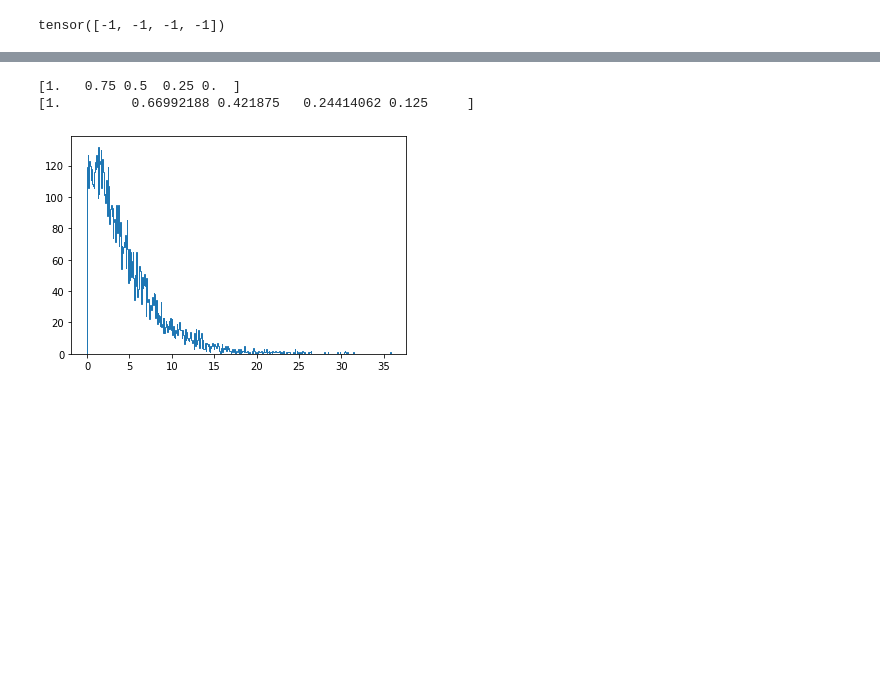
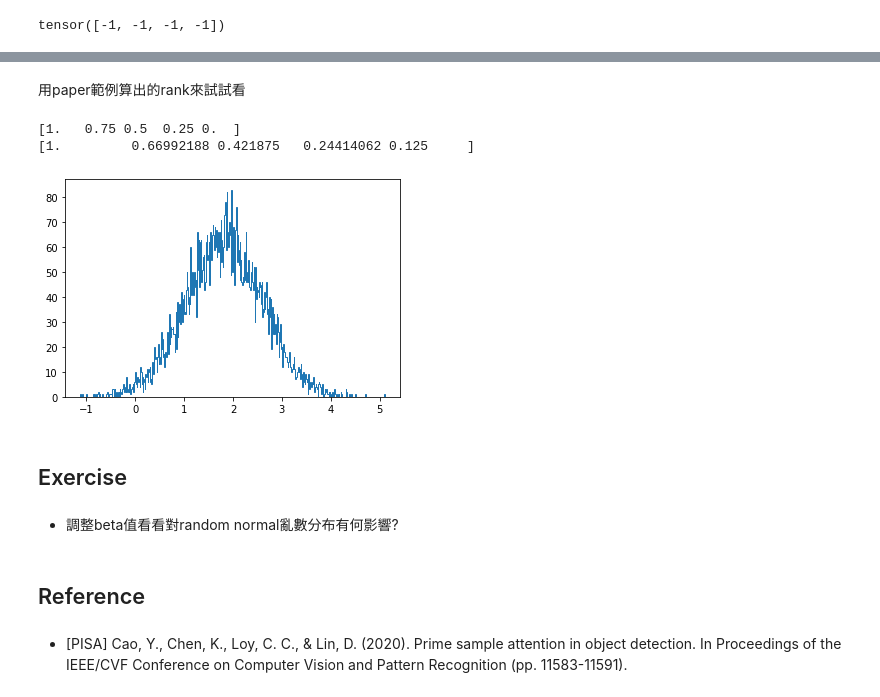
Before and after one commit to ShuYuHuang/pisa-simple-example, a Jupyter notebook: s_ROI_Head_toy_example.ipynb, the cells around one changed output, grey strips where cells are left out. Saved outputs shown, nothing was run; the diff lists cells and outputs as text; code cells hidden in the pictures; blank space fills up the shorter version.

```diff
--- a/s_ROI_Head_toy_example.ipynb
+++ b/s_ROI_Head_toy_example.ipynb
@@ -214,5 +334,7 @@ import matplotlib.pyplot as plt
 # %%
-def rank_score(rank,n_max=5):
+# 正歸化
+def normalize(rank,n_max=5):
     return (n_max-rank)/n_max
-def sharpen(p,bet=0.,gam=1.):
-    return ((1.-bet)*p+bet)**gam
+# 調整最低分數與銳利化
+def sharpen(p,beta=0.,gamma=1.):
+    return ((1.-beta)*p+beta)**gamma
@@ -221,2 +341,4 @@ def sharpen(p,bet=0.,gam=1.):
+# %% [markdown]
+用paper範例算出的rank來試試看
 # %%
 hl_rank=np.array([0,1,2,3,4])
@@ -227,7 +349,15 @@ hlr_attention=sharpen(hlr_score,bet=0.5,gam=3);print(hlr_attention)
 [1.         0.66992188 0.421875   0.24414062 0.125     ]
 # %%
 p=np.random.normal(loc=2.,size=(10000))
-plt.hist(sharpen(p,bet=0.5,gam=3),bins=500,histtype="step")
+plt.hist(sharpen(p,beta=0.2,gamma=1),bins=500,histtype="step")
 plt.show()
 # %% [output]
-[figure, old version]
+[figure, new version]
+# %% [markdown]
+## Exercise
+# %% [markdown]
+* 調整beta值看看對random normal亂數分布有何影響?
+# %% [markdown]
+## Reference
+# %% [markdown]
+* [PISA] Cao, Y., Chen, K., Loy, C. C., & Lin, D. (2020). Prime sample attention in object detection. In Proceedings of the IEEE/CVF Conference on Computer Vision and Pattern Recognition (pp. 11583-11591).
```
Also changed, not shown: parts of 36 cells of this notebook, 7 other files.
